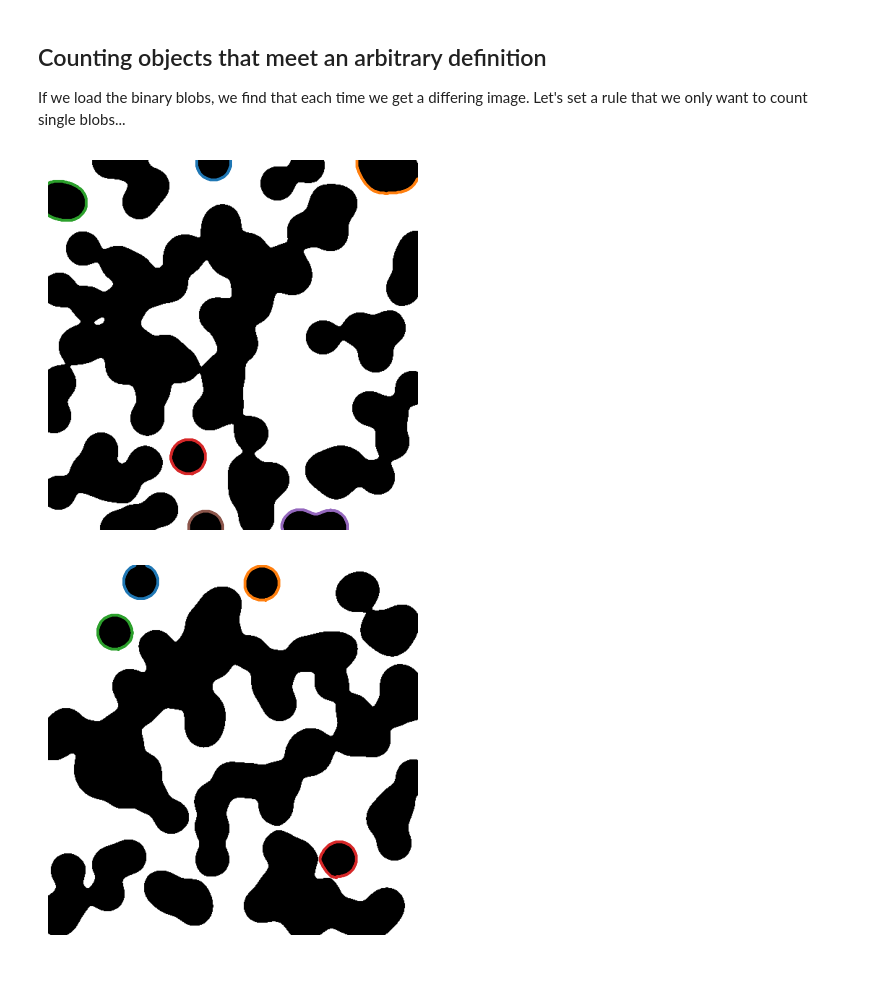
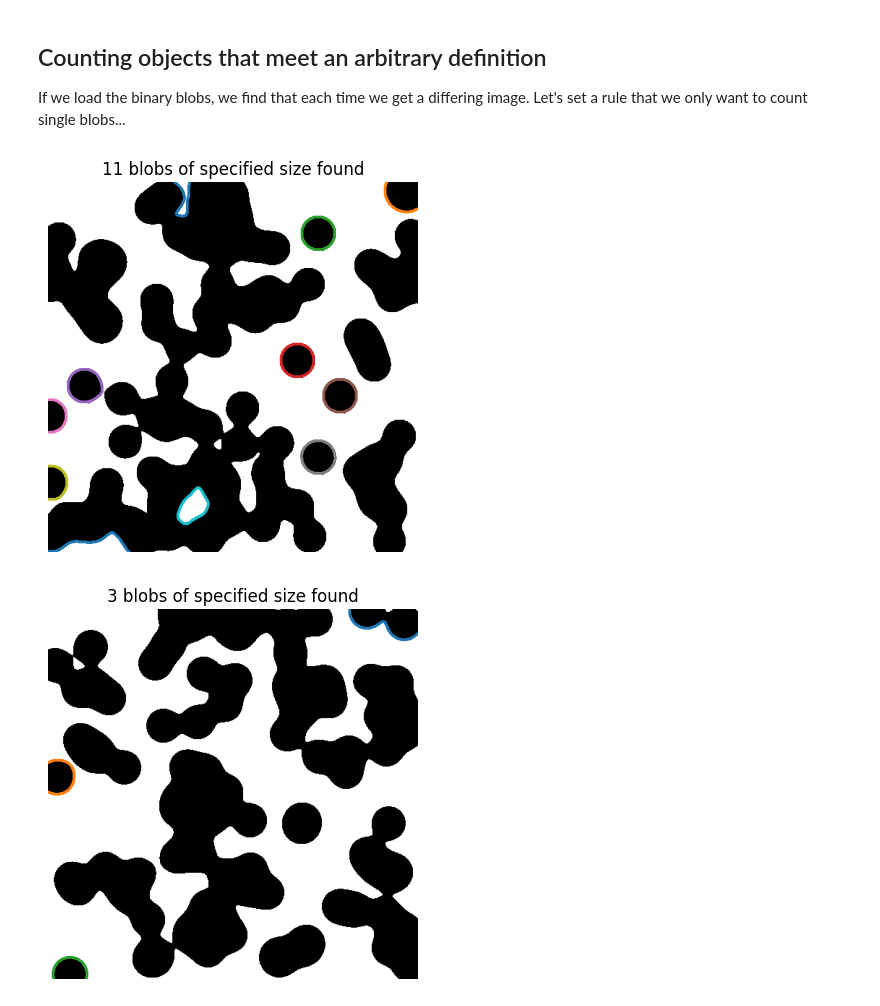
Before and after one commit to r-leyshon/image-processing, a Jupyter notebook: scikit-image/image-processing-with-skimage/04-segmentation.ipynb, the cells around one changed output. Drawn from its saved outputs; the diff is of its cells as text; code cells hidden in the pictures; blank space fills up the shorter version.

Commit message:
feat: Dynamic title

```diff
--- a/scikit-image/image-processing-with-skimage/04-segmentation.ipynb
+++ b/scikit-image/image-processing-with-skimage/04-segmentation.ipynb
@@ -96,22 +96,23 @@ Let's set a rule that we only want to count single blobs...
 # %%
 def find_blobs_specific_size(max_blob=200, min_blob=90):
     blobs = data.binary_blobs()
     blob_contours = find_contours(blobs)
     # get blobs with shape[0] lower than 150 but larger than 70...
     small_blobs = [
         blob for blob in blob_contours if (
             np.shape(blob)[0] < max_blob and np.shape(blob)[0] > min_blob
             )]
     plt.figure()
     for blob in small_blobs:
         plt.plot(blob[:,1], blob[:,0], linewidth=2)
     plt.imshow(blobs, cmap="gray_r")
     plt.axis("off")
+    plt.title(f"{len(small_blobs)} blobs of specified size found")
     plt.show()
 
 # Let's do it 3 times...
 for i in range(0,3):
     find_blobs_specific_size()
 # %% [output]
-[figure, old version]
+[figure, new version]
-[figure, old version]
+[figure, new version]
```
Also changed, not shown: parts of 1 cell of this notebook.
